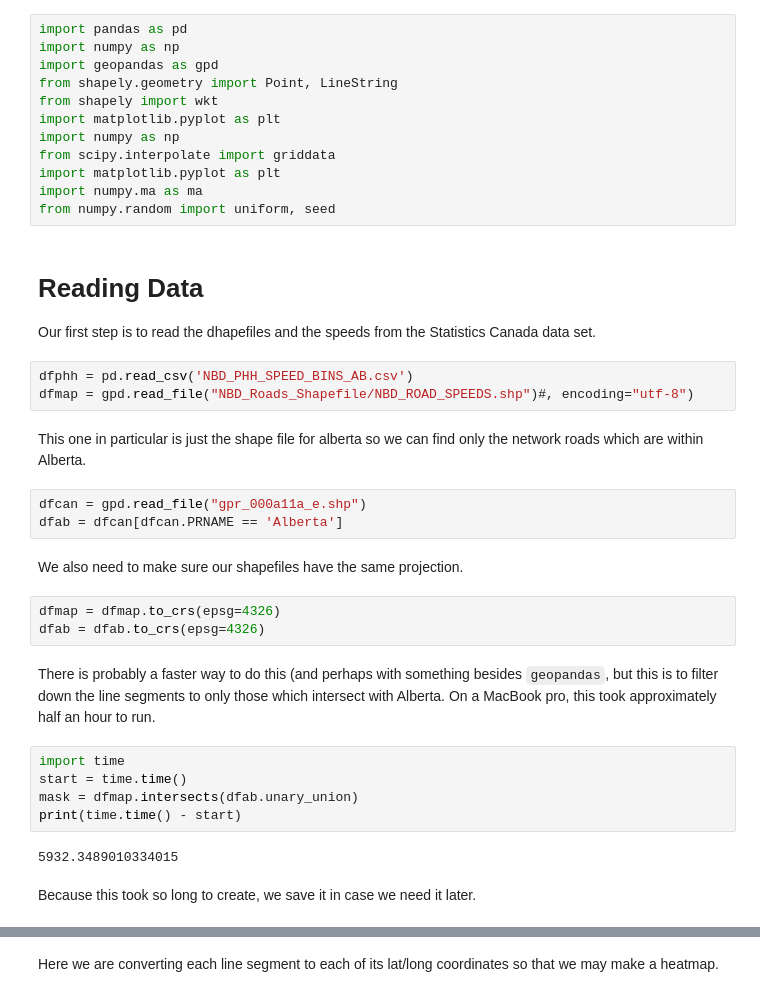
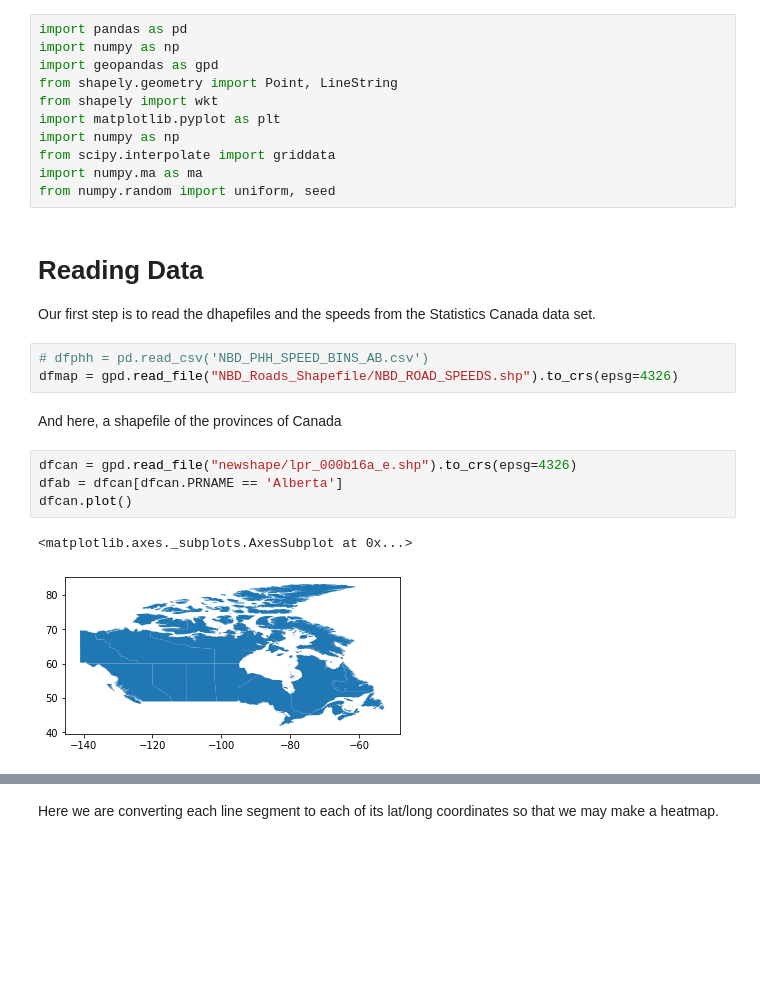
Before and after one commit to cybera/SpeedTheRepo, a Jupyter notebook: networkheatmap.ipynb, the cells around one changed output, grey strips where cells are left out. Cells and saved outputs as stored; diff of their text form; blank space fills up the shorter version.

Commit message:
updated for each province as well as clarity

```diff
--- a/networkheatmap.ipynb
+++ b/networkheatmap.ipynb
@@ -7,7 +7,6 @@ from shapely import wkt
 import matplotlib.pyplot as plt
 import numpy as np
 from scipy.interpolate import griddata
-import matplotlib.pyplot as plt
 import numpy.ma as ma
 from numpy.random import uniform, seed
 # %% [markdown]
@@ -15,26 +14,14 @@ from numpy.random import uniform, seed
 
 Our first step is to read the dhapefiles and the speeds from the Statistics Canada data set.
 # %%
-dfphh = pd.read_csv('NBD_PHH_SPEED_BINS_AB.csv')
-dfmap = gpd.read_file("NBD_Roads_Shapefile/NBD_ROAD_SPEEDS.shp")#, encoding="utf-8")
+# dfphh = pd.read_csv('NBD_PHH_SPEED_BINS_AB.csv')
+dfmap = gpd.read_file("NBD_Roads_Shapefile/NBD_ROAD_SPEEDS.shp").to_crs(epsg=4326)
-# %% [markdown]
-This one in particular is just the shape file for alberta so we can find only the network roads which are within Alberta.
+# %% [markdown]
+And here, a shapefile of the provinces of Canada
 # %%
-dfcan = gpd.read_file("gpr_000a11a_e.shp")
+dfcan = gpd.read_file("newshape/lpr_000b16a_e.shp").to_crs(epsg=4326)
 dfab = dfcan[dfcan.PRNAME == 'Alberta']
+dfcan.plot()
+# %% [output]
+<matplotlib.axes._subplots.AxesSubplot at 0x...>
+[figure, added]
-# %% [markdown]
-We also need to make sure our shapefiles have the same projection.
-# %%
-dfmap = dfmap.to_crs(epsg=4326)
-dfab = dfab.to_crs(epsg=4326)
-# %% [markdown]
-There is probably a faster way to do this (and perhaps with something besides `geopandas`, but this is to filter down the line segments to only those which intersect with Alberta. On a MacBook pro, this took approximately half an hour to run.
-# %%
-import time
-start = time.time()
-mask = dfmap.intersects(dfab.unary_union)
-print(time.time() - start)
-# %% [output]
-5932.3489010334015
-# %% [markdown]
-Because this took so long to create, we save it in case we need it later.
```
Also changed, not shown: parts of 20 cells of this notebook.
